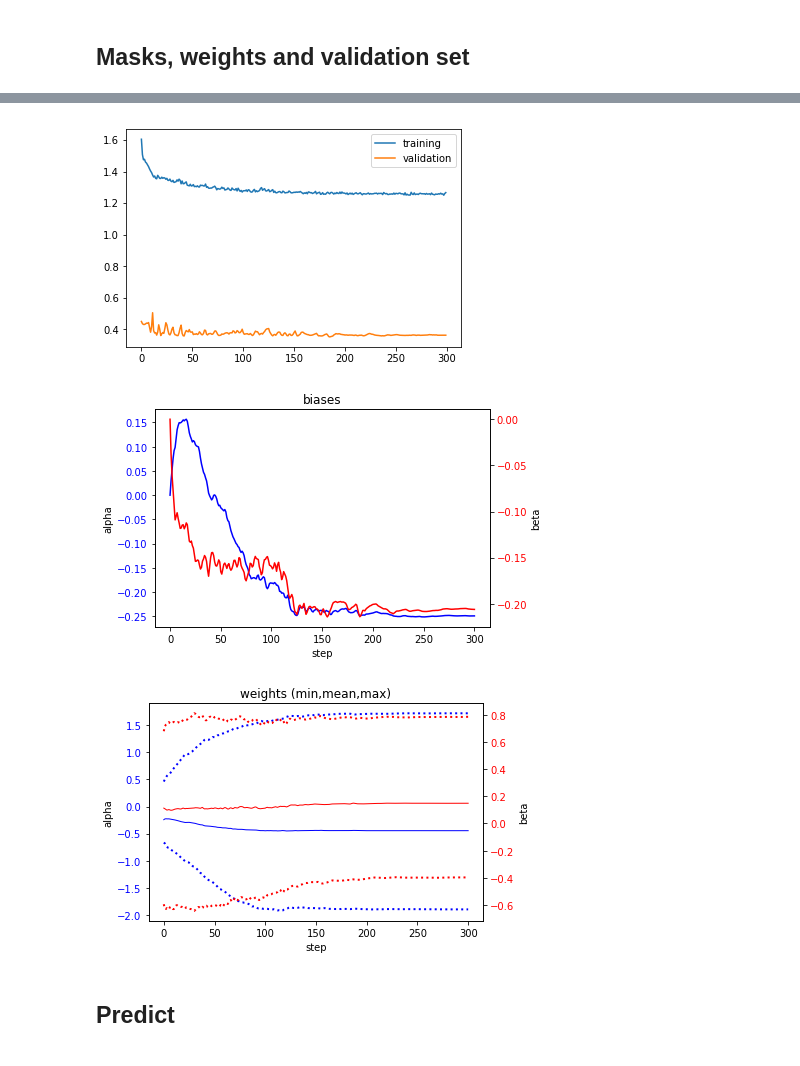
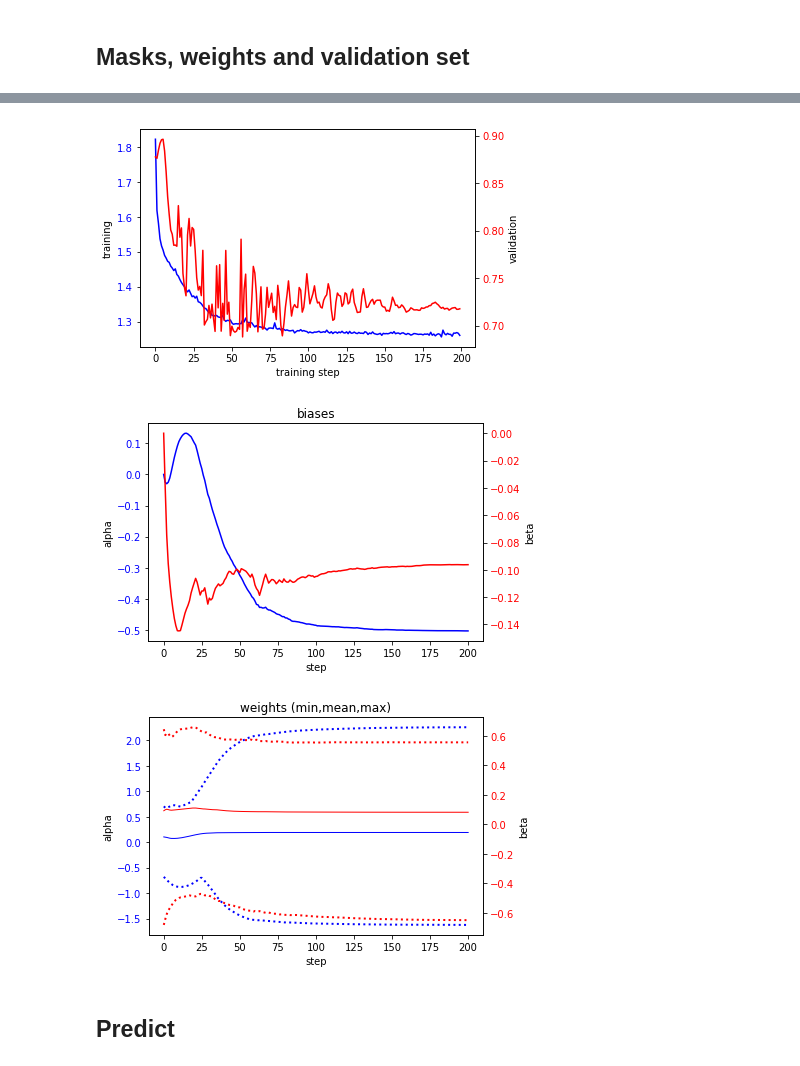
Before and after one commit to ragulpr/wtte-rnn-examples, a Jupyter notebook: examples/data-pipeline-template.ipynb, the cells around one changed output, grey strips where cells are left out. Cells and saved outputs as stored; diff of their text form; code cells hidden in the pictures.

```diff
--- a/examples/data-pipeline-template.ipynb
+++ b/examples/data-pipeline-template.ipynb
@@ -124,12 +136,16 @@ df[id_col] = df.groupby(['author_name'], group_keys=False).\
 df.sort_values([id_col,'time_int'],inplace=True)
 
 df['n_commits'] = 1
+# Last observed eventtime is almost always erronous. Ex dates in the future.
+df = df.loc[df['time_int'] < df['time_int'].max()]
 
-plt.scatter(x=pd.to_datetime(df.time_int.values,unit='s'),
-            y=df.id,s=0.05, linewidth='0',color='black')
+plt.scatter(pd.to_datetime(df.time_int,unit='s').values, df.id.values, marker="s", color="black", s=1, linewidths=0,)
+# just set x to df.time_int if error "TypeError: invalid type promotion", you're using old matplotlib version.
+plt.xticks(rotation='vertical')
 plt.title('datapoints (each dot is a timestamp)')
 plt.xlabel('time')
 plt.ylabel('user id')
+plt.tight_layout()
 plt.show()
 
 df
@@ -241,5 +256,5 @@ plt.show()
 # %%
-# Add a global feature "mean (number of events) today"
+# Add a global feature "mean (number of events) per user today"
 add_global_feature = True
 if add_global_feature:
     padded = tr.right_pad_to_left_pad(x[:,:,0])
@@ -250,5 +265,10 @@ if add_global_feature:
     x_global =  tr.left_pad_to_right_pad(x_global)
     x = np.concatenate([x,np.expand_dims(x_global,-1)],-1)
 
-    feature_cols.append('mean_commits_global')
+    feature_cols.append('mean_commits_yesterday')
     del padded,x_global
+
+# If we have count-based (positive) features we can log-squash outliers
+if np.nanmin(x)>=0:
+    print('Using Log')
+    x = np.log(x+1)
@@ -288,8 +310,8 @@ def prep_tensors(x,events):
 n_timesteps = x.shape[1]
 n_features = x.shape[2]
 
-## Hide 30% of the last timesteps and keep them for testing
-frac_timesteps_to_cut = 0.10
+## Hide frac_timesteps_to_cut of the last timesteps and keep them for testing
+frac_timesteps_to_cut = 0.30
 n_testing_timesteps = np.floor(n_timesteps*frac_timesteps_to_cut).astype(int)
 
 x_train      = drop_n_last_timesteps(x,n_testing_timesteps)
@@ -300,8 +322,8 @@ x_train,y_train,events_train = prep_tensors(x_train,events_train)
 x,y,events    = prep_tensors(x,events)
 
 # Normalize
-x_train, means, stds = tr.normalize_padded(x_train,means=None,stds=None)
-x, means, stds = tr.normalize_padded(x,means=means,stds=stds)
+x_train, means, stds = tr.normalize_padded(x_train,means=None,stds=None,only_nonzero=True)
+x, _, _ = tr.normalize_padded(x,means=means,stds=stds,only_nonzero=True)
 
 seq_lengths = np.count_nonzero(~np.isnan(events), axis=1)
 seq_lengths_train = np.count_nonzero(~np.isnan(events_train), axis=1)
@@ -621,13 +679,21 @@ Epoch 300/300
 # %%
-plt.plot(history.history['loss'],    label='training')
-plt.plot(history.history['val_loss'],label='validation')
-plt.legend()
-plt.show()
+plot_twinaxis(x=range(len(history.history['loss'])),
+              y1=history.history['loss'],
+              y2=history.history['val_loss'],
+              xlabel='training step',
+              ylabel1='training',
+              ylabel2='validation'
+             )
+
+# plt.plot(history.history['loss'],    label='training')
+# plt.plot(history.history['val_loss'],label='validation')
+# plt.legend()
+# plt.show()
 weightwatcher.plot()
 # %% [output]
-[figure, old version]
+[figure, new version]
-[figure, old version]
+[figure, new version]
-[figure, old version]
+[figure, new version]
 # %% [markdown]
 ## Predict
 # %%
```
Also changed, not shown: parts of 32 cells of this notebook.
